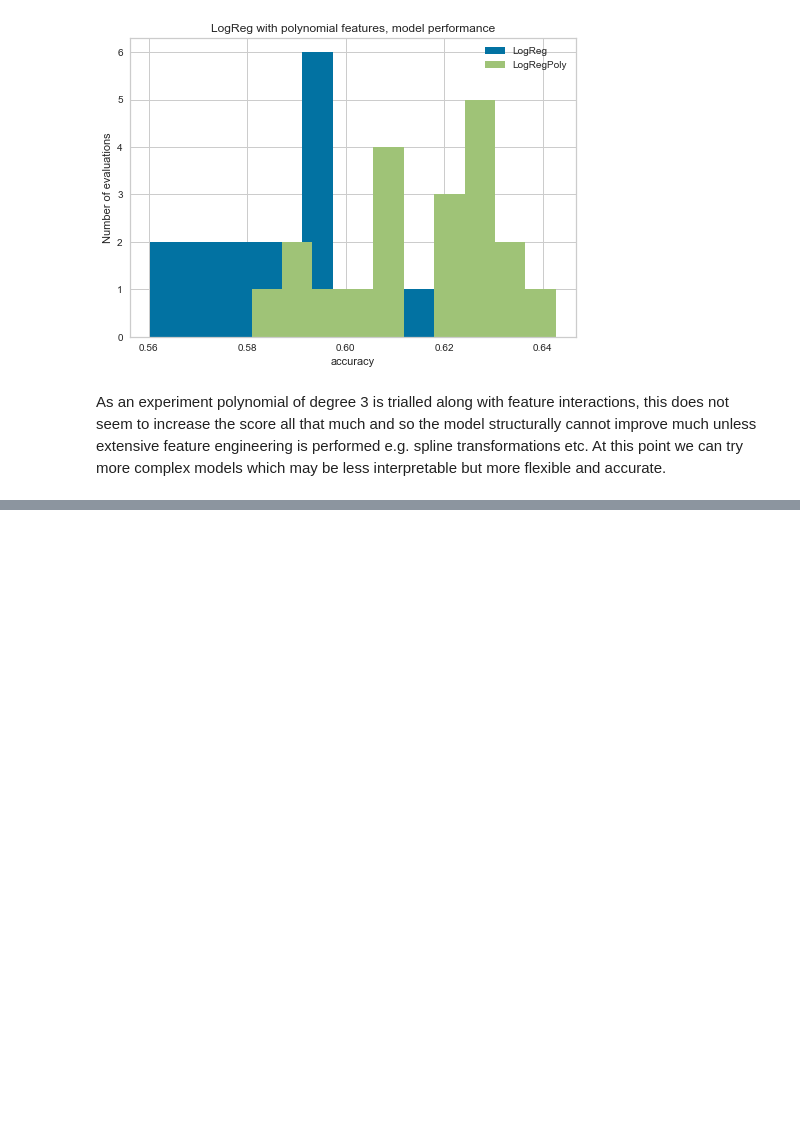
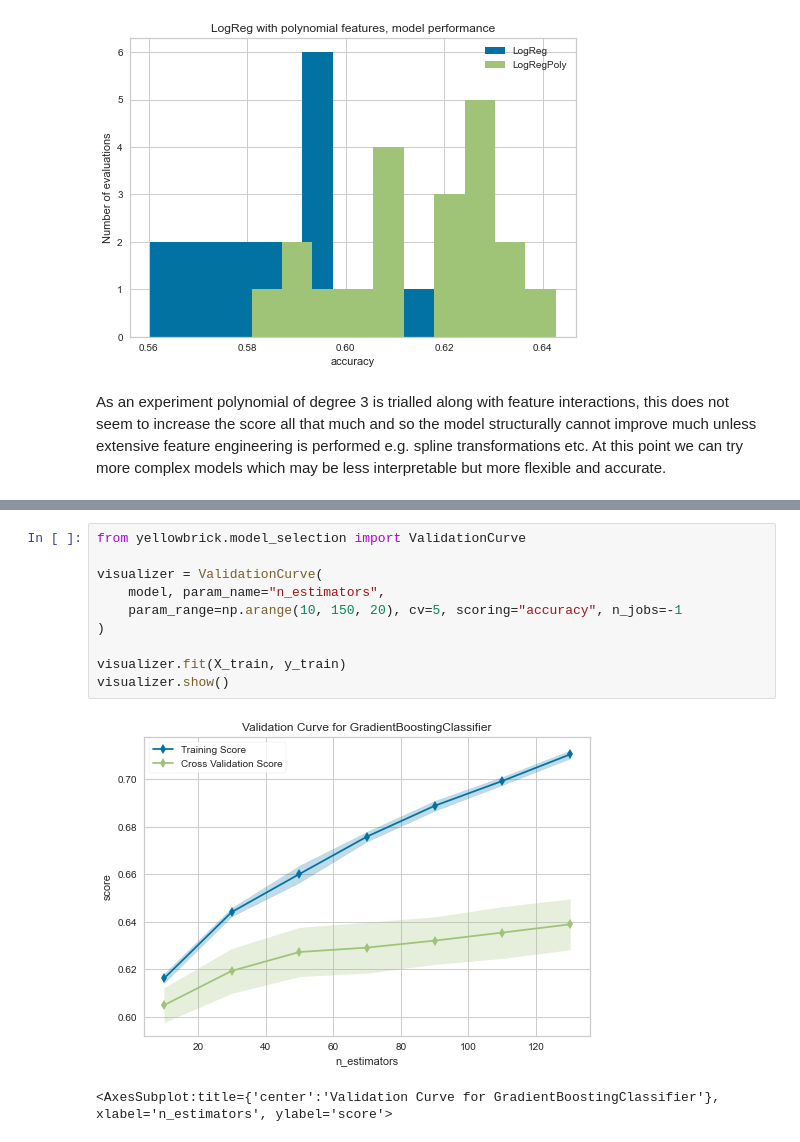
Before and after one commit to prteek/bedroom-prediction, a Jupyter notebook: data_analysis_and_modelling.ipynb, the cells around one changed output, grey strips where cells are left out. Cells and saved outputs as stored; diff of their text form; blank space fills up the shorter version.

```diff
--- a/data_analysis_and_modelling.ipynb
+++ b/data_analysis_and_modelling.ipynb
@@ -327,0 +354,13 @@ At this point we can try more complex models which may be less interpretable but
+# %%
+from yellowbrick.model_selection import ValidationCurve
+
+visualizer = ValidationCurve(
+    model, param_name="n_estimators",
+    param_range=np.arange(10, 150, 20), cv=5, scoring="accuracy", n_jobs=-1
+)
+
+visualizer.fit(X_train, y_train)
+visualizer.show()
+# %% [output]
+[figure, added]
+<AxesSubplot:title={'center':'Validation Curve for GradientBoostingClassifier'}, xlabel='n_estimators', ylabel='score'>
```
Also changed, not shown: parts of 17 cells of this notebook.
